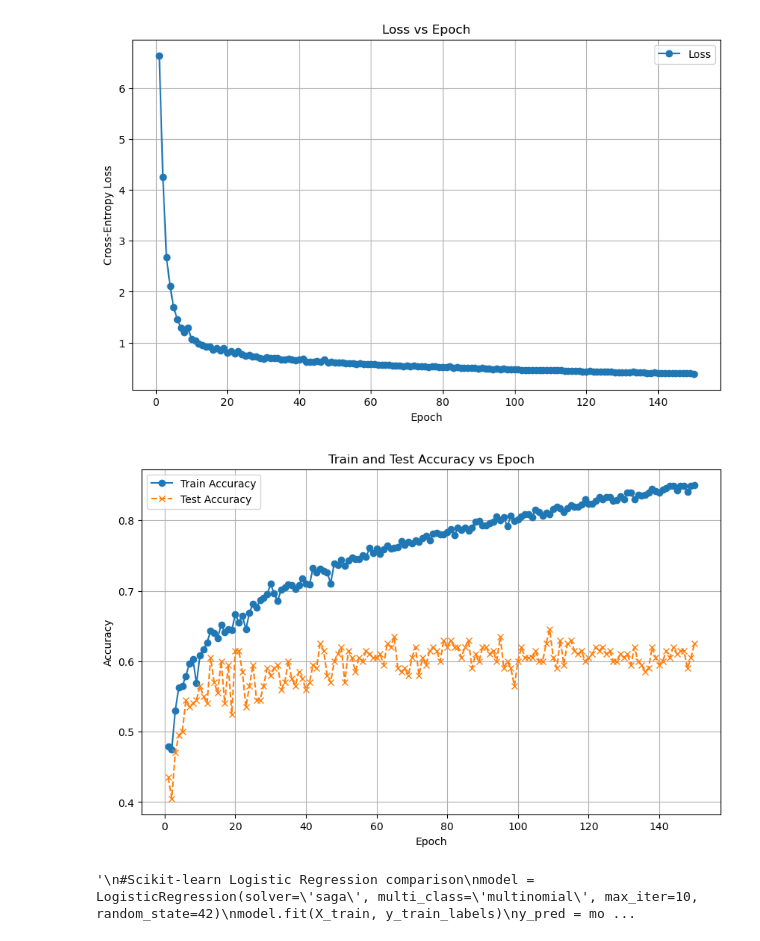
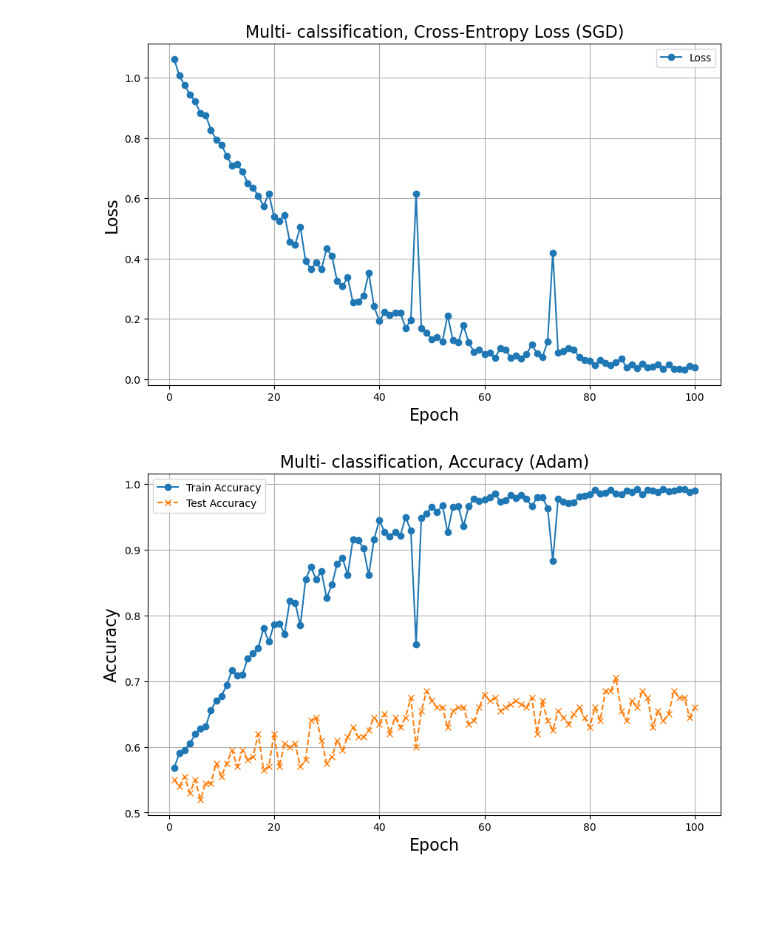
Before and after one commit to ViktorNanotech/FYS-STK4155-Project3, a Jupyter notebook: Code/FFNN_Classification_Wine2.ipynb, the cells around one changed output. Drawn from its saved outputs; the diff is of its cells as text; code cells hidden in the pictures; blank space fills up the shorter version.

```diff
--- a/Code/FFNN_Classification_Wine2.ipynb
+++ b/Code/FFNN_Classification_Wine2.ipynb
@@ -48,16 +224,15 @@ def cross_entropy_der(predict, target):
     return (predict - target) / predict.shape[0]
 # %%
 #Initializing creation of n layers for batched input shapes
+
 def create_layers_batch(network_input_size, layer_output_sizes):
     layers = []
-
     i_size = network_input_size
     for layer_output_size in layer_output_sizes:
-        W = np.random.randn(layer_output_size, i_size)
-        W = W.T
-        b = np.random.randn(layer_output_size)
+        std = np.sqrt(2 / i_size)
+        W = np.random.randn(i_size, layer_output_size) * std  #Making sure the shapes macth
+        b = np.zeros(layer_output_size)
         layers.append((W, b))
-
         i_size = layer_output_size
     return layers
 
@@ -229,6 +384,8 @@ def train_network(X_train, y_train, layers, activation_funcs, activation_ders, l
     losses = []
     train_accs = []
     test_accs = []
+    optimizer = create_optimizer("adam", lr=0.001)   #choosing optimizer. adam or sgd (then lr=0.05)
+
     for epoch in range(epochs):
         # Shuffle digits, avoids learning misleading patterns. Independent data
         perm = np.random.permutation(X_train.shape[0])
@@ -242,11 +399,12 @@ def train_network(X_train, y_train, layers, activation_funcs, activation_ders, l
             target_batch = y_shuffled[start:end]
 
             layers_grad = backpropagation_batch(input_batch, layers, activation_funcs, target_batch, activation_ders, cost_der=cross_entropy_der)
+            layers = update_parameters(layers, layers_grad, optimizer)   #use optimizer
             for (W, b), (W_g, b_g) in zip(layers, layers_grad):
                 W -= learning_rate * W_g
                 b -= learning_rate * b_g
 
-        # Compute loss after epoch
+        #Compute loss after epoch
         train_predictions = feed_forward(X_train, layers, activation_funcs)
         test_predictions = feed_forward(X_test, layers, activation_funcs)
         loss = cross_entropy(train_predictions, y_train)
@@ -261,13 +419,19 @@ def train_network(X_train, y_train, layers, activation_funcs, activation_ders, l
 
 # Setup network skeleton
 network_input_size = 11
-layer_output_sizes = [256, 128, 7]  # output 10 classes
-activation_funcs = [ReLU, ReLU, softmax]
-activation_ders = [ReLU_der, ReLU_der, softmax_der]
+layer_output_sizes = [256, 128, 64, Fill]  # output 7 (if multiclass) OR 2 classes (if binary)
+activation_funcs = [ReLU, ReLU, ReLU, softmax]
+activation_ders = [ReLU_der, ReLU_der, ReLU_der, softmax_der] #Multiclass + 0.01 lr
+
+#activation_funcs = [ReLU, ReLU, sigmoid, softmax]
+#activation_ders = [ReLU_der, ReLU_der, sigmoid_der, softmax_der]
+
+#activation_funcs = [sigmoid, sigmoid, sigmoid, softmax]
+#activation_ders = [sigmoid_der, sigmoid_der, sigmoid_der, softmax_der]
 
 # Train
-epochs = 150
-learning_rate = 0.05
+epochs = 100
+learning_rate = 0.1 #For testing without optimizer
 batch_size = 100
 
 # Create layers
@@ -280,9 +444,9 @@ trained_layers, losses, train_predictions, train_accs, test_accs = train_network
 # Plot loss as function of epoch
 plt.figure(figsize=(10, 6))
 plt.plot(range(1, epochs + 1), losses, label='Loss', marker='o')
-plt.xlabel('Epoch')
-plt.ylabel('Cross-Entropy Loss')
-plt.title('Loss vs Epoch')
+plt.xlabel('Epoch', fontsize = 16)
+plt.ylabel('Loss', fontsize = 16)
+plt.title('Multi- calssification, Cross-Entropy Loss (SGD)', fontsize = 16)
 plt.legend()
 plt.grid(True)
 plt.show()
@@ -291,18 +455,10 @@ plt.show()
 plt.figure(figsize=(10, 6))
 plt.plot(range(1, epochs + 1), train_accs, label='Train Accuracy', marker='o', linestyle='-')
 plt.plot(range(1, epochs + 1), test_accs, label='Test Accuracy', marker='x', linestyle='--')
-plt.xlabel('Epoch')
-plt.ylabel('Accuracy')
-plt.title('Train and Test Accuracy vs Epoch')
+plt.xlabel('Epoch', fontsize = 16 )
+plt.ylabel('Accuracy', fontsize = 16)
+plt.title('Multi- classification, Accuracy (Adam)', fontsize = 16)
 plt.legend()
 plt.grid(True)
 plt.show()
-"""
-#Scikit-learn Logistic Regression comparison
-model = LogisticRegression(solver='saga', multi_class='multinomial', max_iter=10, random_state=42)
-model.fit(X_train, y_train_labels)
-y_pred = model.predict(X_test)
-sk_accuracy = accuracy_score(y_test_labels, y_pred)
-print(f"Scikit-learn Model Accuracy: {sk_accuracy:.4f}")
-"""
 # %% [output]
@@ -326,3 +482,2 @@ Epoch 150, Loss: 0.386, Test Accuracy: 0.625, Train Accuracy: 0.850
-[figure, old version]
+[figure, new version]
-[figure, old version]
+[figure, new version]
-'\n#Scikit-learn Logistic Regression comparison\nmodel = LogisticRegression(solver=\'saga\', multi_class=\'multinomial\', max_iter=10, random_state=42)\nmodel.fit(X_train, y_train_labels)\ny_pred = mo ...
```
Also changed, not shown: parts of 8 cells of this notebook, 3 other files.
